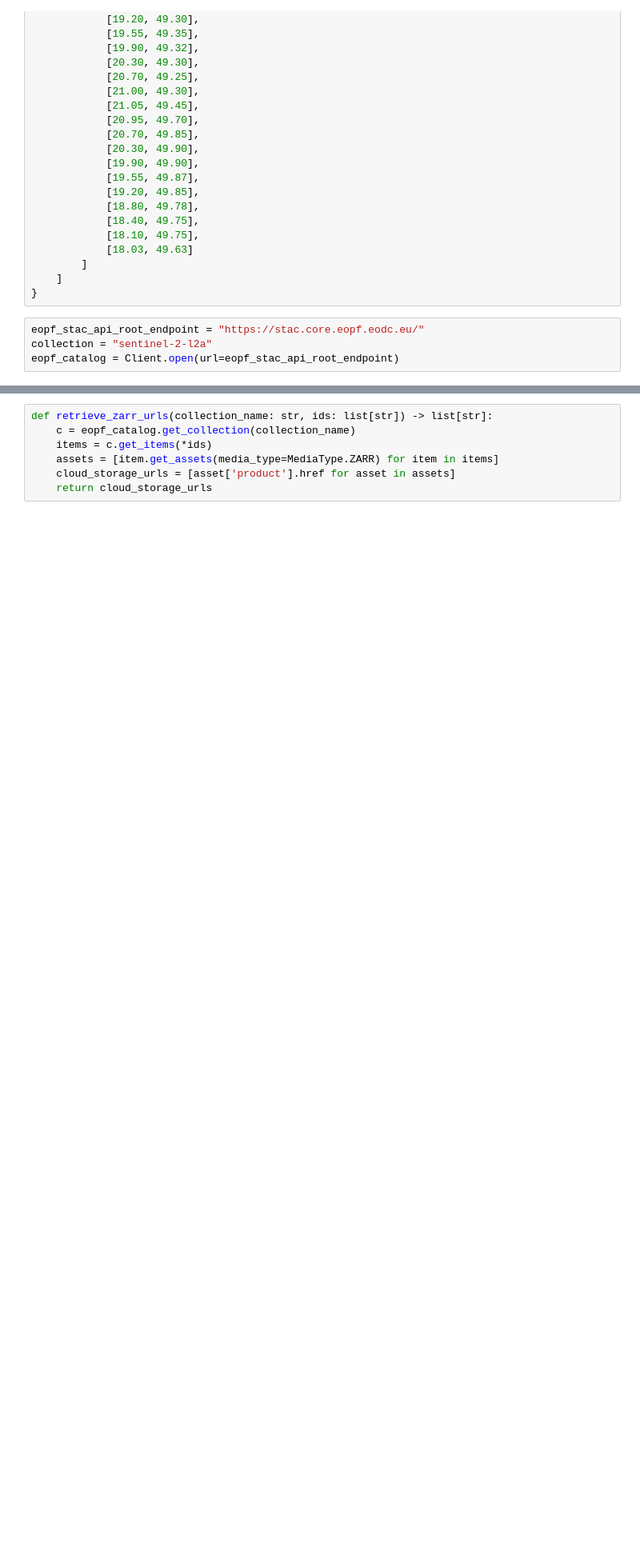
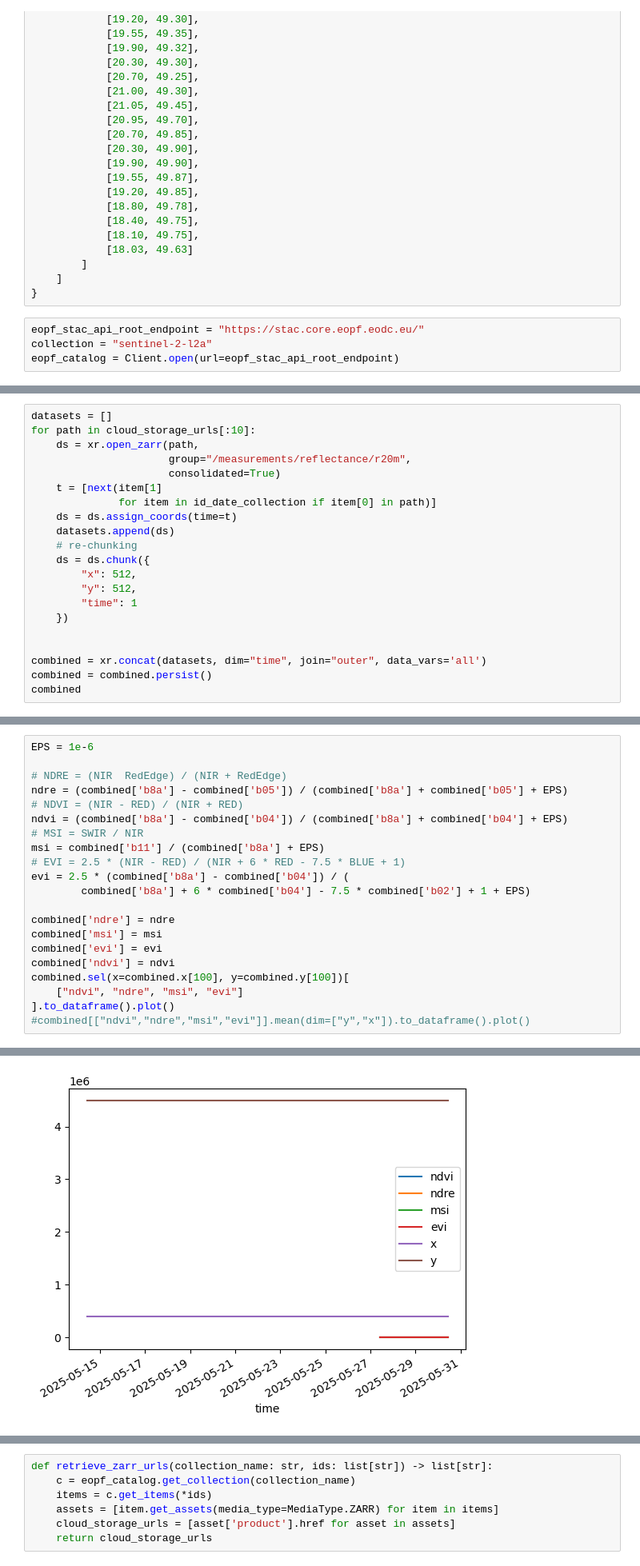
Before and after one commit to ana-sher/climate_analysis, a Jupyter notebook: notebooks/sentinel_data_exploration.ipynb, the cells around one changed output, grey strips where cells are left out. Shown at 80% size. Saved outputs shown, nothing was run; the diff lists cells and outputs as text; blank space fills up the shorter version.

```diff
--- a/notebooks/sentinel_data_exploration.ipynb
+++ b/notebooks/sentinel_data_exploration.ipynb
@@ -197,0 +99,21 @@ Data variables:
+# %%
+datasets = []
+for path in cloud_storage_urls[:10]:
+    ds = xr.open_zarr(path,
+                      group="/measurements/reflectance/r20m",
+                      consolidated=True)
+    t = [next(item[1]
+              for item in id_date_collection if item[0] in path)]
+    ds = ds.assign_coords(time=t)
+    datasets.append(ds)
+    # re-chunking
+    ds = ds.chunk({
+        "x": 512,
+        "y": 512,
+        "time": 1
+    })
+
+
+combined = xr.concat(datasets, dim="time", join="outer", data_vars='all')
+combined = combined.persist()
+combined
@@ -197,0 +131,22 @@ Data variables:
+# %%
+EPS = 1e-6
+
+# NDRE = (NIR  RedEdge) / (NIR + RedEdge)
+ndre = (combined['b8a'] - combined['b05']) / (combined['b8a'] + combined['b05'] + EPS)
+# NDVI = (NIR - RED) / (NIR + RED)
+ndvi = (combined['b8a'] - combined['b04']) / (combined['b8a'] + combined['b04'] + EPS)
+# MSI = SWIR / NIR
+msi = combined['b11'] / (combined['b8a'] + EPS)
+# EVI = 2.5 * (NIR - RED) / (NIR + 6 * RED - 7.5 * BLUE + 1)
+evi = 2.5 * (combined['b8a'] - combined['b04']) / (
+        combined['b8a'] + 6 * combined['b04'] - 7.5 * combined['b02'] + 1 + EPS)
+
+combined['ndre'] = ndre
+combined['msi'] = msi
+combined['evi'] = evi
+combined['ndvi'] = ndvi
+combined.sel(x=combined.x[100], y=combined.y[100])[
+    ["ndvi", "ndre", "msi", "evi"]
+].to_dataframe().plot()
+#combined[["ndvi","ndre","msi","evi"]].mean(dim=["y","x"]).to_dataframe().plot()
+# %% [output]
@@ -197,0 +154 @@ Data variables:
+[figure, added]
```
Also changed, not shown: parts of 32 cells of this notebook, 1 other file.
